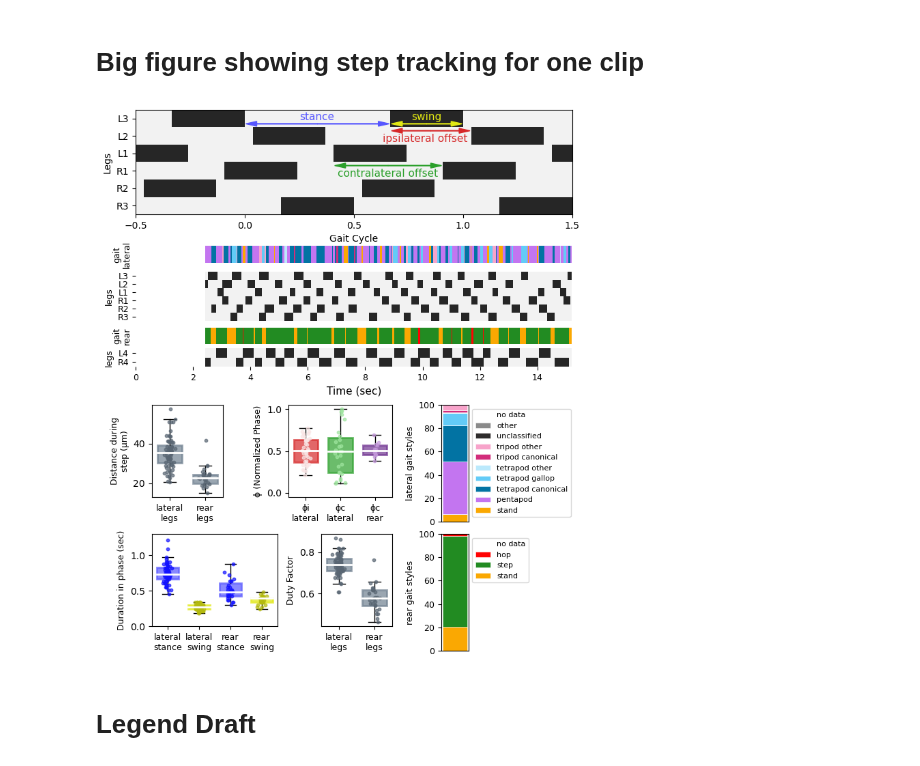
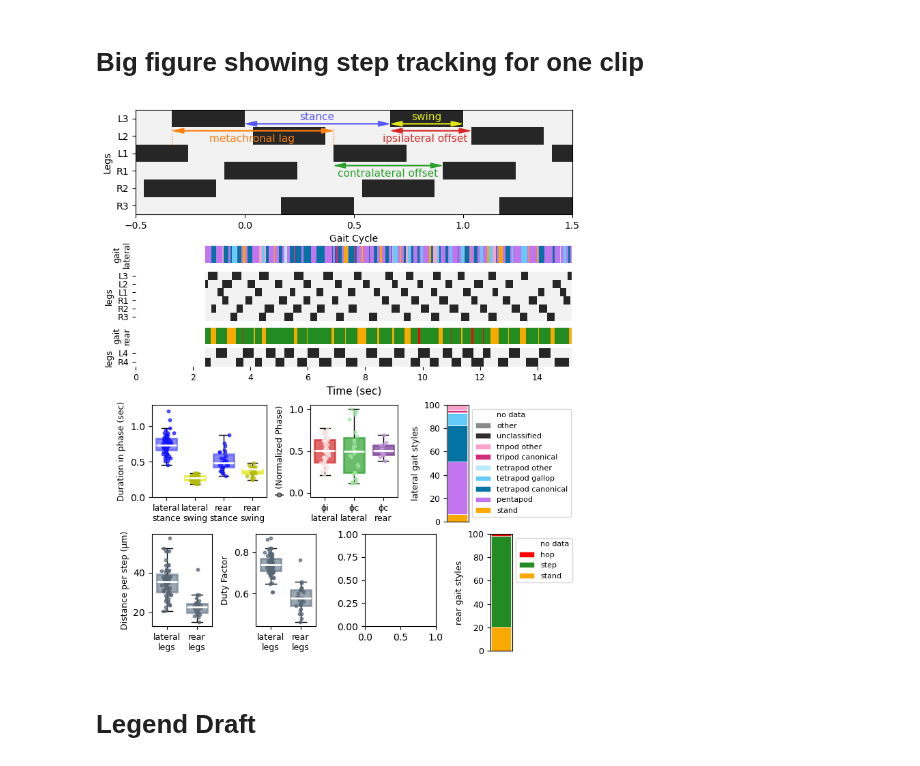
Before and after one commit to enwudz/gait, a Jupyter notebook: 02 Single Steptracking Example.ipynb, the cells around one changed output. Cells and saved outputs as stored; diff of their text form; code cells hidden in the pictures.

Commit message:
update single steptracking with mcl ratio and bearings

```diff
--- a/02 Single Steptracking Example.ipynb
+++ b/02 Single Steptracking Example.ipynb
@@ -28,6 +28,7 @@ swing_color = '#e1e813'
 duty_color = '#4d4d4d'
 ipsi_color = 'tab:red'
 contra_color = 'tab:green'
+mcl_color = 'tab:orange'
 
 # colors for legs
 first_pair_color = '#bc272d' # red
@@ -283,13 +319,18 @@ lateralgaits_ax = f.add_axes([0.05, 0.7, 0.8, 0.03]) #+262
 lateralsteps_ax = f.add_axes([0.05, 0.607, 0.8, 0.08])
 reargaits_ax = f.add_axes([0.05, 0.567, 0.8, 0.03])
 rearsteps_ax = f.add_axes([0.05, 0.532, 0.8, 0.03])
-distancestep_ax = f.add_axes([0.08, 0.32, 0.13, 0.15]) # distance / step axis (lateral, rear)
-offsets_ax = f.add_axes([0.33, 0.32, 0.19, 0.15]) # offsets (lat lat rear)
-ss_ax =   f.add_axes([0.08, 0.11, 0.23, 0.15]) # stance & swing (all four)
-duty_ax = f.add_axes([0.39, 0.11, 0.13, 0.15]) # duty (lat, rear)
 
-lateral_gait_proportions_ax = f.add_axes([0.61, 0.28, 0.05, 0.19])
-rear_gait_proportions_ax = f.add_axes([0.61, 0.07, 0.05, 0.19])
+ss_ax =   f.add_axes([0.08, 0.32, 0.21, 0.15]) # stance & swing (all four)
+offsets_ax = f.add_axes([0.37, 0.32, 0.16, 0.15]) # offsets (lat lat rear)
+
+distancestep_ax = f.add_axes([0.08, 0.11, 0.11, 0.15]) # distance / step axis (lateral, rear)
+duty_ax = f.add_axes([0.27, 0.11, 0.11, 0.15]) # duty (lat, rear)
+mcl_ax = f.add_axes([0.47,0.11,0.13,0.15]) # metachronal lag vs bearings scatter
+
+
+
+lateral_gait_proportions_ax = f.add_axes([0.62, 0.28, 0.04, 0.19])
+rear_gait_proportions_ax = f.add_axes([0.7, 0.07, 0.04, 0.19])
 
 # annotated step diagram
 diagram_ax = annotatedStepDiagram(diagram_ax)
@@ -324,7 +365,7 @@ rear_distance = step_df[step_df.legID.isin(rear_legs)][col].values * 1000
 distancestep_ax, bp = colorBoxplot(distancestep_ax, [lateral_distance, rear_distance],
                       ['slategray','slategray'], 10, 0.8)
 distancestep_ax.set_xticks([1,2],['lateral\nlegs','rear\nlegs'], fontsize=tick_fontsize)
-distancestep_ax.set_ylabel('Distance during\nstep (µm)',fontsize=tick_fontsize)
+distancestep_ax.set_ylabel('Distance per step (µm)',fontsize=tick_fontsize)
 
 # offsets
 offsets_ax, bp = colorBoxplot(offsets_ax,[ipsi_proportions, contra_proportions, rear_proportions],
@@ -346,34 +387,34 @@ ss_ax.set_ylim([0,1.3])
 # duty factor
 duty_ax, bp = colorBoxplot(duty_ax, [lateral_duty, rear_duty],
                       ['slategray','slategray'], 10, 0.8)
 duty_ax.set_xticks([1,2],['lateral\nlegs','rear\nlegs'], fontsize=tick_fontsize)
 duty_ax.set_ylabel('Duty Factor',fontsize=tick_fontsize)
 
 # proportions and legend for gait styles: lateral
 lateral_gait_proportions_ax = gaitFunctions.gaitStylePercentagesPlot(lateral_gait_proportions_ax,
                                                                       [excel_filename],
                                                                       'lateral')
 
 # proportions and legend for gait styles: rear
 rear_gait_proportions_ax = gaitFunctions.gaitStylePercentagesPlot(rear_gait_proportions_ax,
                                                                       [excel_filename],
                                                                       'rear')
 # adjust parameters and show plot
 for ax in [lateralsteps_ax, rearsteps_ax, lateralgaits_ax, reargaits_ax]:
     ax.yaxis.label.set_size(tick_fontsize)
     ax.xaxis.label.set_size(tick_fontsize)
     ax.tick_params(axis='both', which='major', labelsize=tick_fontsize)
 for ax in [lateral_gait_proportions_ax,rear_gait_proportions_ax]:
     ax.yaxis.label.set_size(tick_fontsize)
     ax.xaxis.label.set_size(tick_fontsize)
     ax.tick_params(axis='both', which='major', labelsize=tick_fontsize)
 rearsteps_ax.xaxis.label.set_size(axis_fontsize)
 rearsteps_ax.tick_params(axis='both', which='major', labelsize=tick_fontsize)
 
 # show plot
 plt.show()
 # %% [output]
-[figure, old version]
+[figure, new version]
 # %% [markdown]
 # Legend Draft
 # %% [raw]
```
Also changed, not shown: parts of 7 cells of this notebook, 1 other file.
